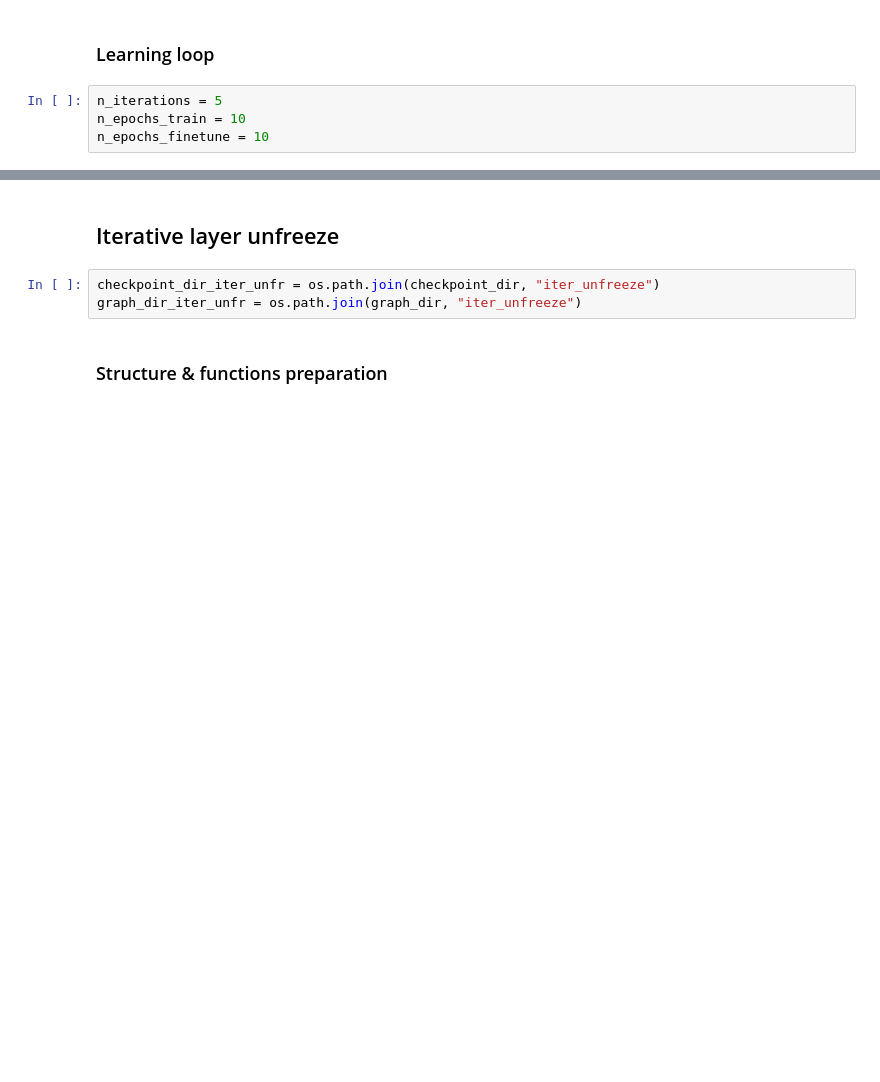
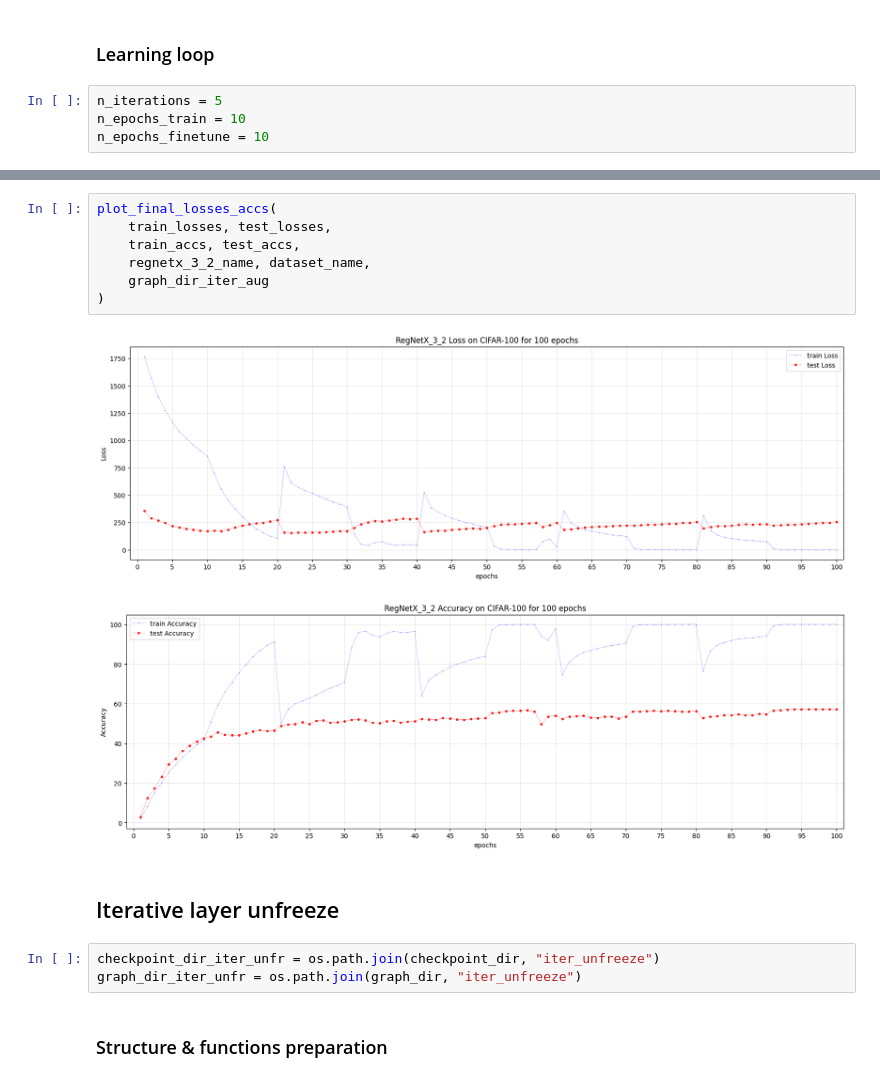
Before and after one commit to Ali-AliAli-Ali/ML_homeworks_magistracy, a Jupyter notebook: 2_metrics_inc.ipynb, the cells around one changed output, grey strips where cells are left out. Cells and saved outputs as stored; diff of their text form; blank space fills up the shorter version.

```diff
--- a/2_metrics_inc.ipynb
+++ b/2_metrics_inc.ipynb
@@ -500,3 +585,13 @@ Epoch 0 started...
+# %%
+plot_final_losses_accs(
+    train_losses, test_losses,
+    train_accs, test_accs,
+    regnetx_3_2_name, dataset_name,
+    graph_dir_iter_aug
+)
+# %% [output]
+[figure, added]
+[figure, added]
 # %% [markdown]
 ## Iterative layer unfreeze
 # %%
```
Also changed, not shown: parts of 18 cells of this notebook, 2 other files.
